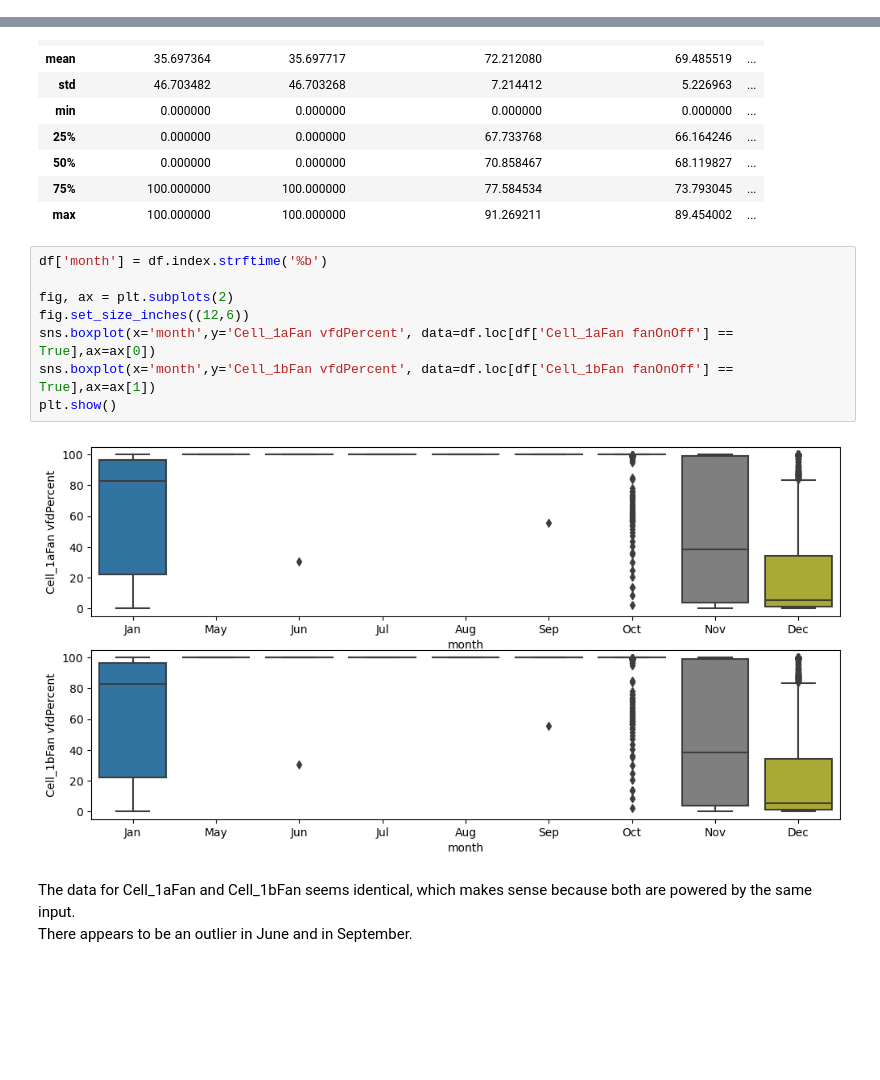
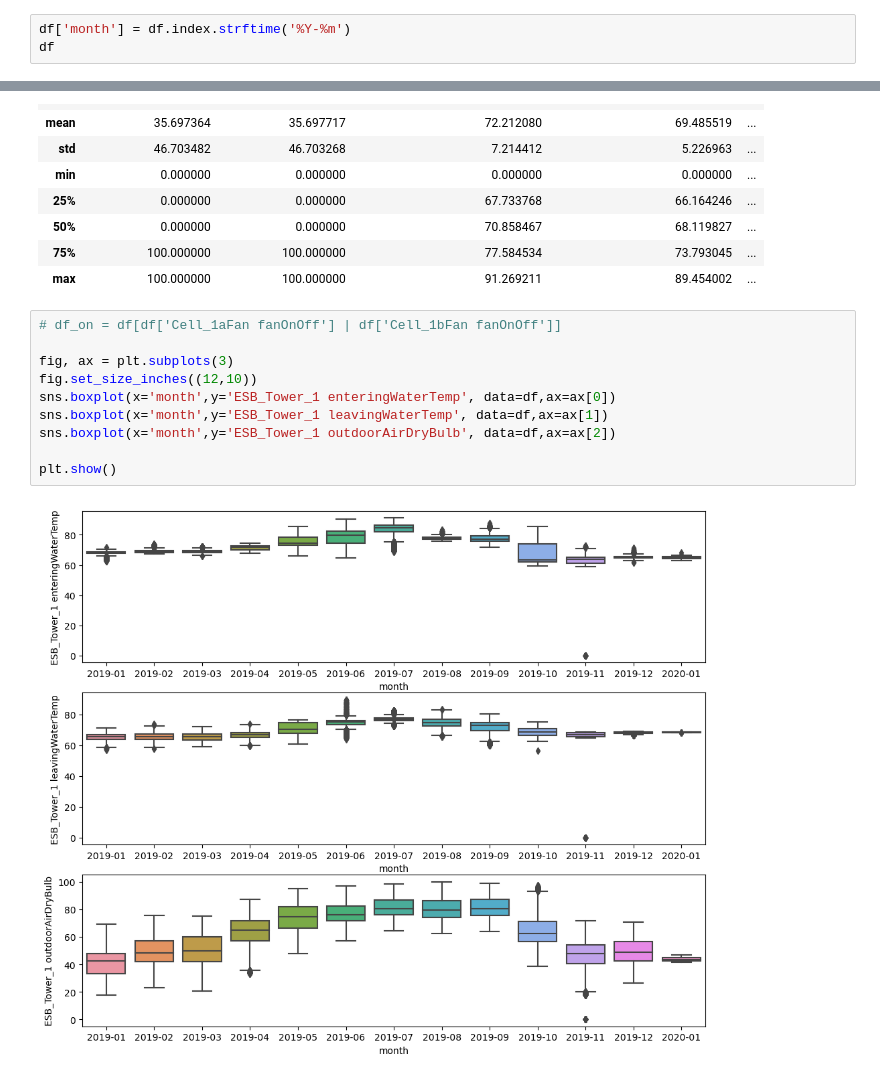
Before and after one commit to MACS-Research-Lab/Transfer-Learning-for-BES-Energy-Forecasting, a Jupyter notebook: analysis.ipynb, the cells around one changed output, grey strips where cells are left out. Cells and saved outputs as stored; diff of their text form; blank space fills up the shorter version.

```diff
--- a/analysis.ipynb
+++ b/analysis.ipynb
@@ -78,3 +78,6 @@ ESB_Tower_1 outdoorAirDryBulb       float64
 ESB_Tower_1 outdoorAirHumidity      float64
 ESB_Tower_1 outdoorAirWetBulb       float64
 dtype: object
+# %%
+df['month'] = df.index.strftime('%Y-%m')
+df
@@ -101,15 +119,14 @@ df.describe()
 | 75% | 100.000000 | 100.000000 | 77.584534 | 73.793045 | ... |
 | max | 100.000000 | 100.000000 | 91.269211 | 89.454002 | ... |
 # %%
-df['month'] = df.index.strftime('%b')
+# df_on = df[df['Cell_1aFan fanOnOff'] | df['Cell_1bFan fanOnOff']]
 
-fig, ax = plt.subplots(2)
-fig.set_size_inches((12,6))
-sns.boxplot(x='month',y='Cell_1aFan vfdPercent', data=df.loc[df['Cell_1aFan fanOnOff'] == True],ax=ax[0])
-sns.boxplot(x='month',y='Cell_1bFan vfdPercent', data=df.loc[df['Cell_1bFan fanOnOff'] == True],ax=ax[1])
+fig, ax = plt.subplots(3)
+fig.set_size_inches((12,10))
+sns.boxplot(x='month',y='ESB_Tower_1 enteringWaterTemp', data=df,ax=ax[0])
+sns.boxplot(x='month',y='ESB_Tower_1 leavingWaterTemp', data=df,ax=ax[1])
+sns.boxplot(x='month',y='ESB_Tower_1 outdoorAirDryBulb', data=df,ax=ax[2])
+
 plt.show()
 # %% [output]
-[figure, old version]
+[figure, new version]
-# %% [markdown]
-The data for Cell_1aFan and Cell_1bFan seems identical, which makes sense because both are powered by the same input. <br/>
-There appears to be an outlier in June and in September.
```
Also changed, not shown: parts of 19 cells of this notebook.
